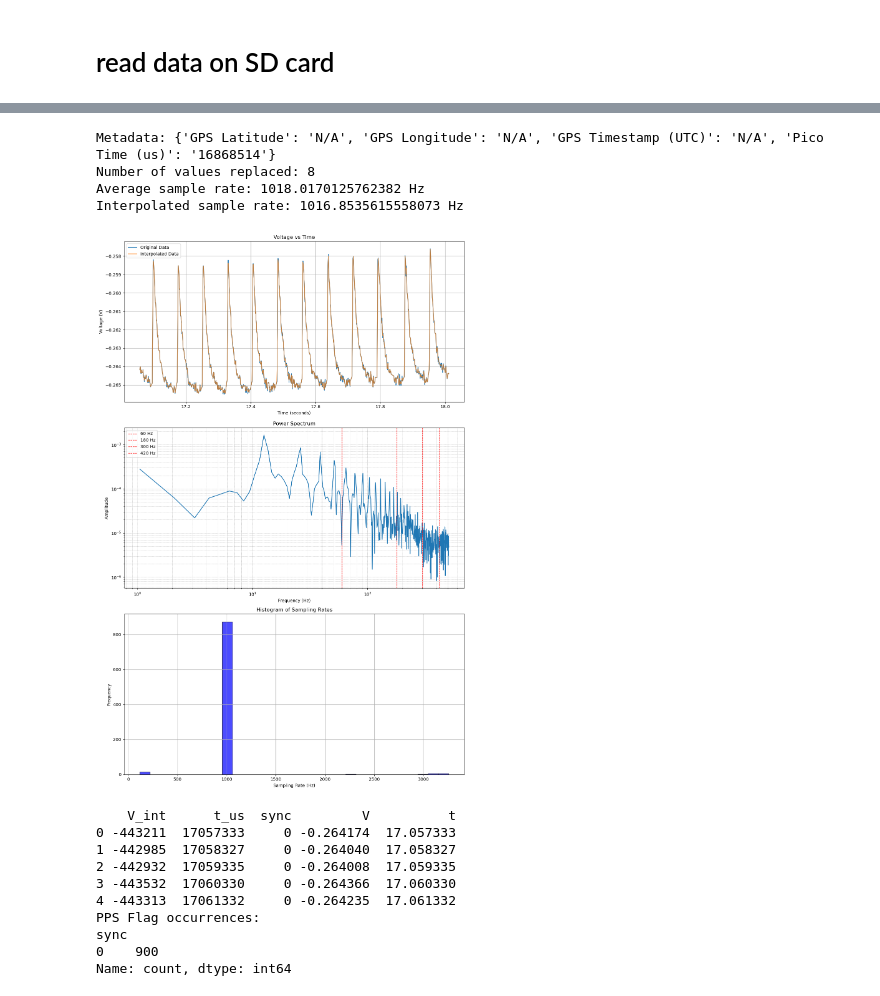
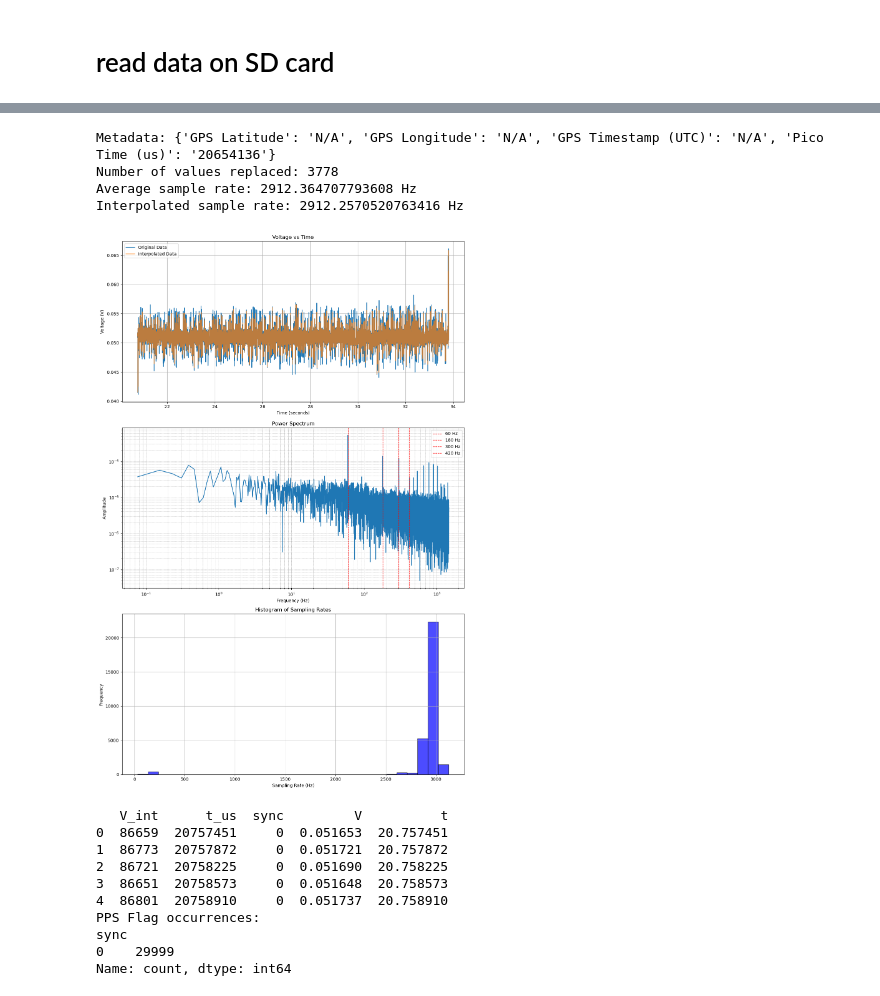
Before and after one commit to NoahPerkovich/pi-pico-mag, a Jupyter notebook: notebooks/read_sensor_files.ipynb, the cells around one changed output, grey strips where cells are left out. Drawn from its saved outputs; the diff is of its cells as text; code cells hidden in the pictures.

```diff
--- a/notebooks/read_sensor_files.ipynb
+++ b/notebooks/read_sensor_files.ipynb
@@ -45,5 +45,5 @@ Files on SD Card:
 # %%
-selected_file_index = 59  # User selects a file index (adjust as needed)
+selected_file_index = 83  # User selects a file index (adjust as needed)
 
 def read_metadata(file_path):
     metadata = {}
@@ -101,7 +101,7 @@ def read_binary_data_x(file_path, metadata_lines=5, sample_format='<3sI'):
     data = replace_spikes(data, 'V_int')
     return data
 
-def remove_spikes(data, column, window=21, threshold_factor=3):
+def remove_spikes(data, column, window=101, threshold_factor=9):
 
     if window % 2 == 0:
         raise ValueError("Window size must be odd for proper median calculation.")
@@ -133,7 +133,7 @@ def remove_spikes(data, column, window=21, threshold_factor=3):
 
     return data
 
-def replace_spikes(data, column, window=21, threshold_factor=3):
+def replace_spikes(data, column, window=101, threshold_factor=9):
     if window % 2 == 0:
         raise ValueError("Window size must be odd for proper median calculation.")
 
@@ -213,7 +213,7 @@ print("Metadata:", metadata)
 # Read binary data
 if components =='x':
     data = read_binary_data_x(file_path)
-    n = 100
+    n = 1
     data = data.iloc[n:].reset_index(drop=True)
 
     # Convert counts to voltage
@@ -227,45 +227,45 @@ if components =='x':
     V = data['V'].values
     dt = np.diff(t)
     sampling_rates = 1 / dt
     print('Average sample rate:', np.mean(sampling_rates), 'Hz')
 
         # Interpolate data
     nt = int((t[-1] - t[0]) * np.mean(sampling_rates))
     interp_t = np.linspace(t[0], t[-1], nt)
     interp_func = interp1d(t, V, kind='linear')
     interp_V = interp_func(interp_t)
 
     # FFT and plotting
     fft_values = np.fft.rfft(interp_V)
     amplitudes = (2 * np.abs(fft_values)) / len(interp_V)
     freqs = np.fft.rfftfreq(len(interp_t), d=(interp_t[1] - interp_t[0]))
 
     dt_interp = np.diff(interp_t)
     sampling_rates_interp = 1 / dt_interp
     print('Interpolated sample rate:', np.mean(sampling_rates_interp), 'Hz')
 
     static_plots_x(t, interp_t, V, interp_V, freqs, amplitudes, sampling_rates)
 
 
 # Print the DataFrame
 print(data.head())
 
 # Print PPS occurrences
 print("PPS Flag occurrences:")
 print(data['sync'].value_counts())
 # %% [output]
-Metadata: {'GPS Latitude': 'N/A', 'GPS Longitude': 'N/A', 'GPS Timestamp (UTC)': 'N/A', 'Pico Time (us)': '16868514'}
-Number of values replaced: 8
-Average sample rate: 1018.0170125762382 Hz
-Interpolated sample rate: 1016.8535615558073 Hz
+Metadata: {'GPS Latitude': 'N/A', 'GPS Longitude': 'N/A', 'GPS Timestamp (UTC)': 'N/A', 'Pico Time (us)': '20654136'}
+Number of values replaced: 3778
+Average sample rate: 2912.364707793608 Hz
+Interpolated sample rate: 2912.2570520763416 Hz
-[figure, old version]
+[figure, new version]
-    V_int      t_us  sync         V          t
-0 -443211  17057333     0 -0.264174  17.057333
-1 -442985  17058327     0 -0.264040  17.058327
-2 -442932  17059335     0 -0.264008  17.059335
-3 -443532  17060330     0 -0.264366  17.060330
-4 -443313  17061332     0 -0.264235  17.061332
+   V_int      t_us  sync         V          t
+0  86659  20757451     0  0.051653  20.757451
+1  86773  20757872     0  0.051721  20.757872
+2  86721  20758225     0  0.051690  20.758225
+3  86651  20758573     0  0.051648  20.758573
+4  86801  20758910     0  0.051737  20.758910
 PPS Flag occurrences:
 sync
-0    900
+0    29999
 Name: count, dtype: int64
```
Also changed, not shown: parts of 1 cell of this notebook, 3 other files.
